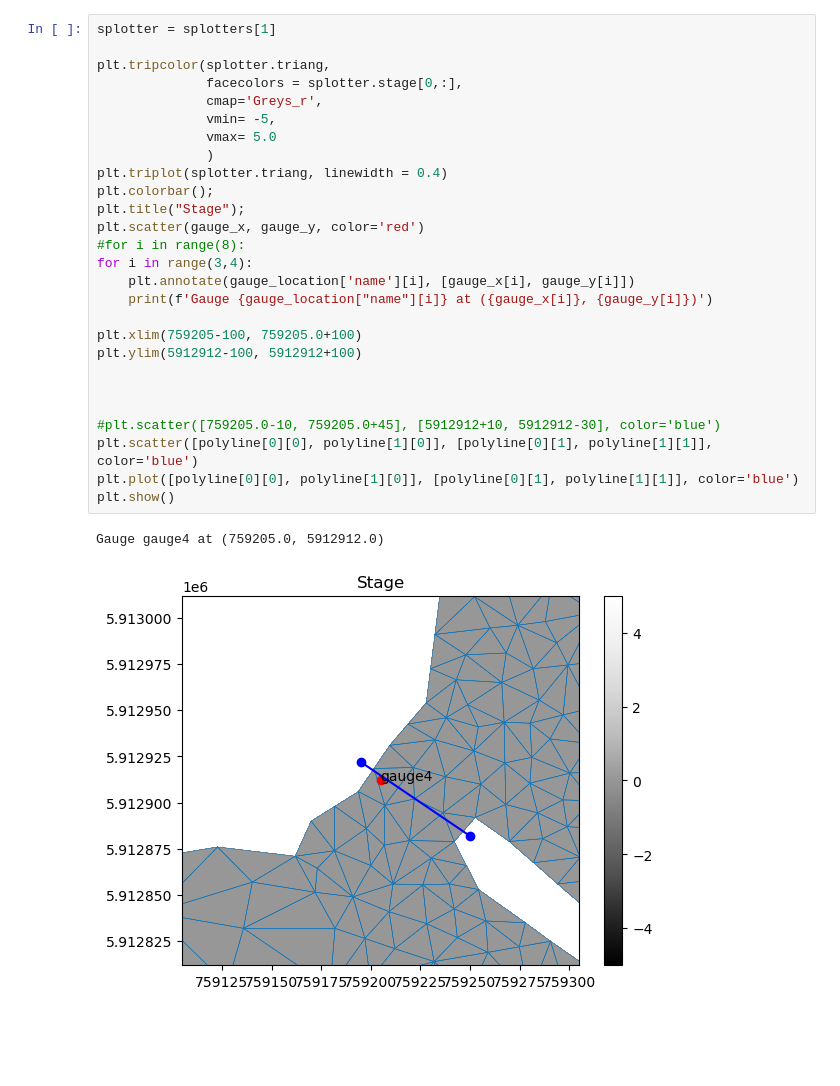
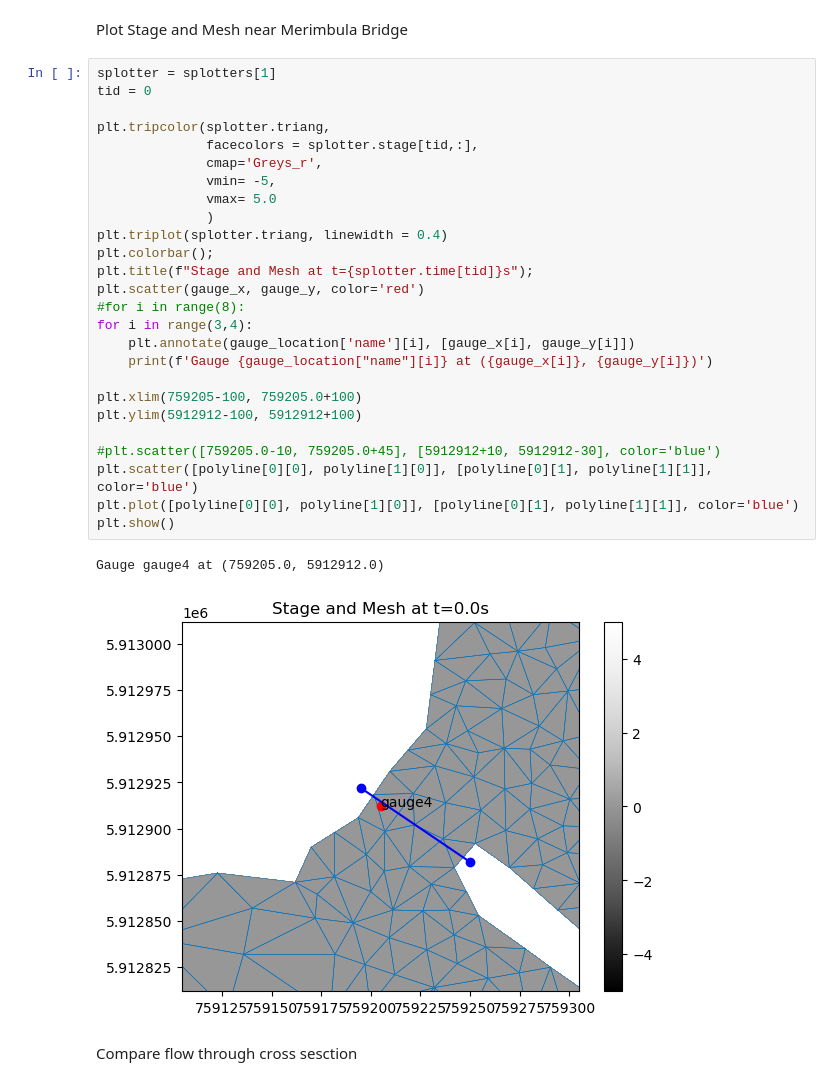
Before and after one commit to stoiver/merimbula, a Jupyter notebook: simulations/template/nb_compare_gauge_data.ipynb, the cells around one changed output. Cells and saved outputs as stored; diff of their text form; blank space fills up the shorter version.

```diff
--- a/simulations/template/nb_compare_gauge_data.ipynb
+++ b/simulations/template/nb_compare_gauge_data.ipynb
@@ -119,34 +148,37 @@ polyline = [[759205.0-10, 5912912+10],
 # %% [output]
 Figure files for each frame will be stored in _plot
 Figure files for each frame will be stored in _plot
+# %% [markdown]
+Plot Stage and Mesh near Merimbula Bridge
 # %%
 splotter = splotters[1]
+tid = 0
 
 plt.tripcolor(splotter.triang,
-              facecolors = splotter.stage[0,:],
+              facecolors = splotter.stage[tid,:],
               cmap='Greys_r',
               vmin= -5,
               vmax= 5.0
               )
 plt.triplot(splotter.triang, linewidth = 0.4)
 plt.colorbar();
-plt.title("Stage");
+plt.title(f"Stage and Mesh at t={splotter.time[tid]}s");
 plt.scatter(gauge_x, gauge_y, color='red')
 #for i in range(8):
 for i in range(3,4):
     plt.annotate(gauge_location['name'][i], [gauge_x[i], gauge_y[i]])
     print(f'Gauge {gauge_location["name"][i]} at ({gauge_x[i]}, {gauge_y[i]})')
 
 plt.xlim(759205-100, 759205.0+100)
 plt.ylim(5912912-100, 5912912+100)
 
-
-
 #plt.scatter([759205.0-10, 759205.0+45], [5912912+10, 5912912-30], color='blue')
 plt.scatter([polyline[0][0], polyline[1][0]], [polyline[0][1], polyline[1][1]], color='blue')
 plt.plot([polyline[0][0], polyline[1][0]], [polyline[0][1], polyline[1][1]], color='blue')
 plt.show()
 # %% [output]
 Gauge gauge4 at (759205.0, 5912912.0)
-[figure, old version]
+[figure, new version]
+# %% [markdown]
+Compare flow through cross sesction
 # %%
```
Also changed, not shown: parts of 17 cells of this notebook, 2 other files.
